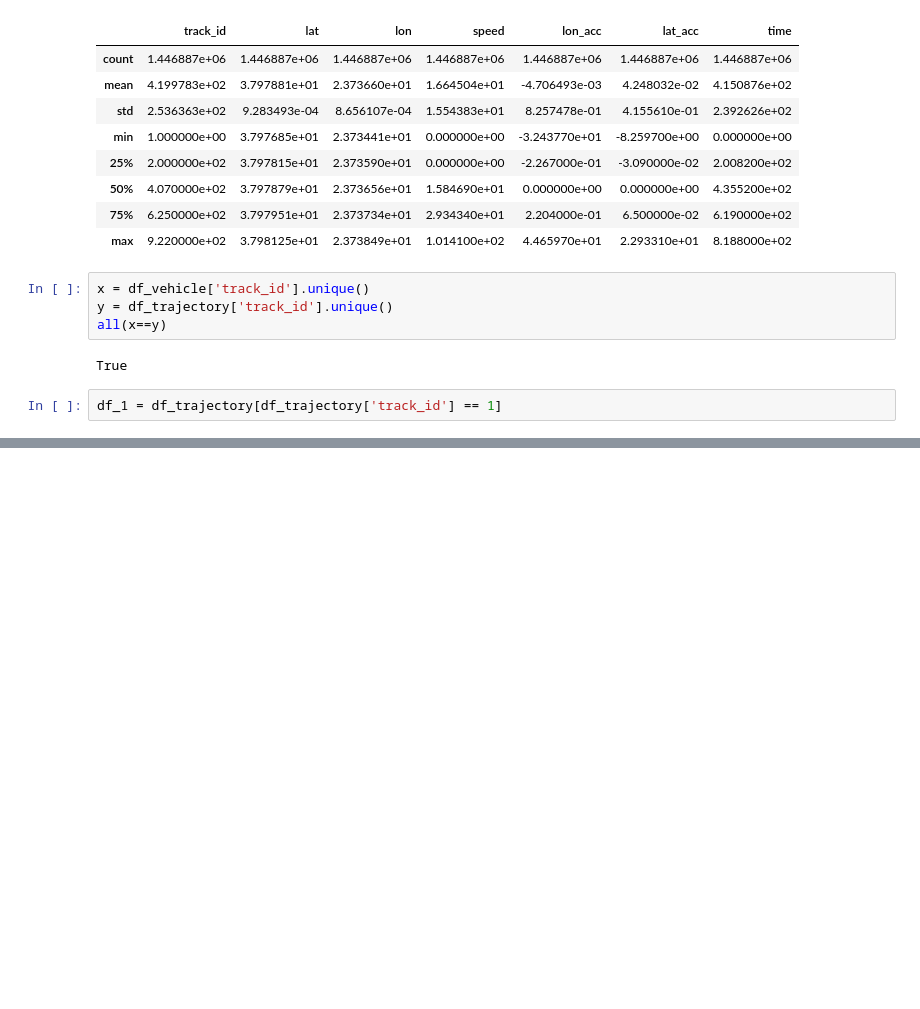
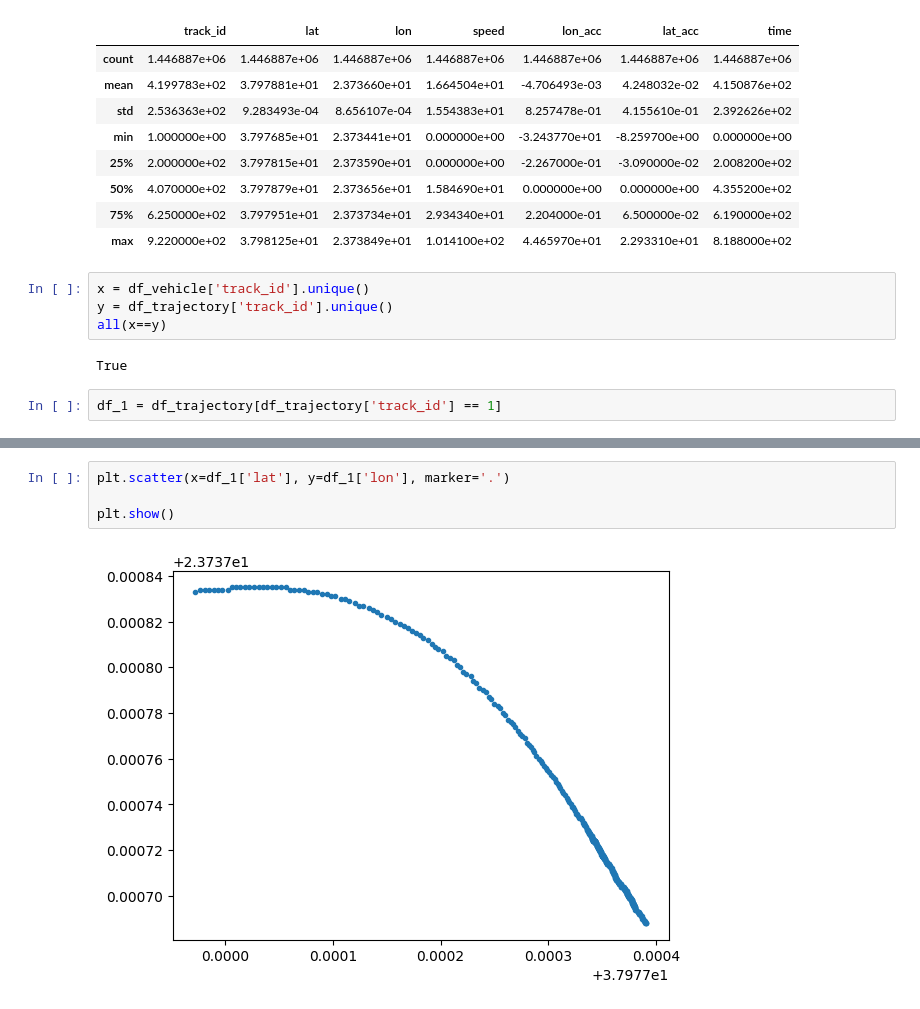
Before and after one commit to emtinanseo/Traffic-Data-Warehousing, a Jupyter notebook: notebooks/eda-first-look.ipynb, the cells around one changed output, grey strips where cells are left out. Cells and saved outputs as stored; diff of their text form; blank space fills up the shorter version.

```diff
--- a/notebooks/eda-first-look.ipynb
+++ b/notebooks/eda-first-look.ipynb
@@ -215,0 +222,6 @@ df_1 = df_trajectory[df_trajectory['track_id'] == 1]
+# %%
+plt.scatter(x=df_1['lat'], y=df_1['lon'], marker='.')
+
+plt.show()
+# %% [output]
+[figure, added]
```
Also changed, not shown: parts of 1 cell of this notebook.
